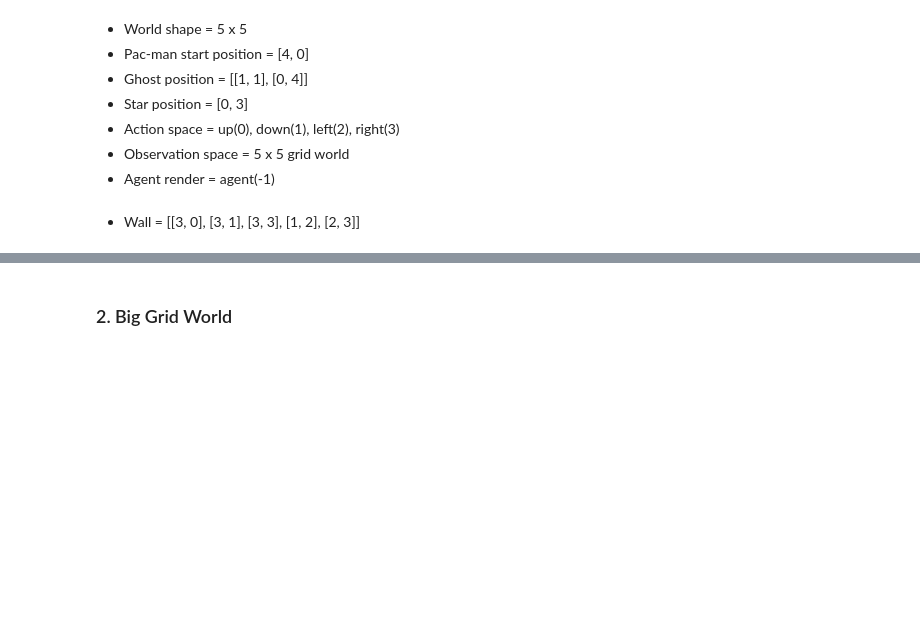
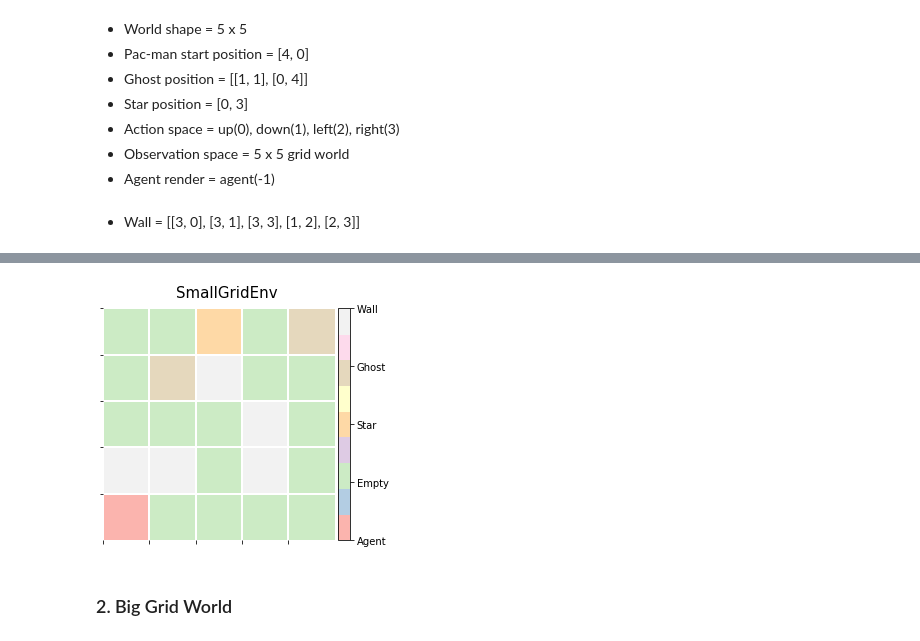
Before and after one commit to yuhodots/pacman, a Jupyter notebook: notebook/project.ipynb, the cells around one changed output, grey strips where cells are left out. Saved outputs shown, nothing was run; the diff lists cells and outputs as text; code cells hidden in the pictures; blank space fills up the shorter version.

```diff
--- a/notebook/project.ipynb
+++ b/notebook/project.ipynb
@@ -40,3 +81,9 @@ from algorithms import *
+# %%
+env = SmallGridEnv()
+env.reset()
+visualize_matrix(env.world, strs='', cmap='Pastel1',title='SmallGridEnv')
+# %% [output]
+[figure, added]
 # %% [markdown]
 ### 2. Big Grid World
 # %% [markdown]
```
Also changed, not shown: parts of 9 cells of this notebook, 6 other files.
